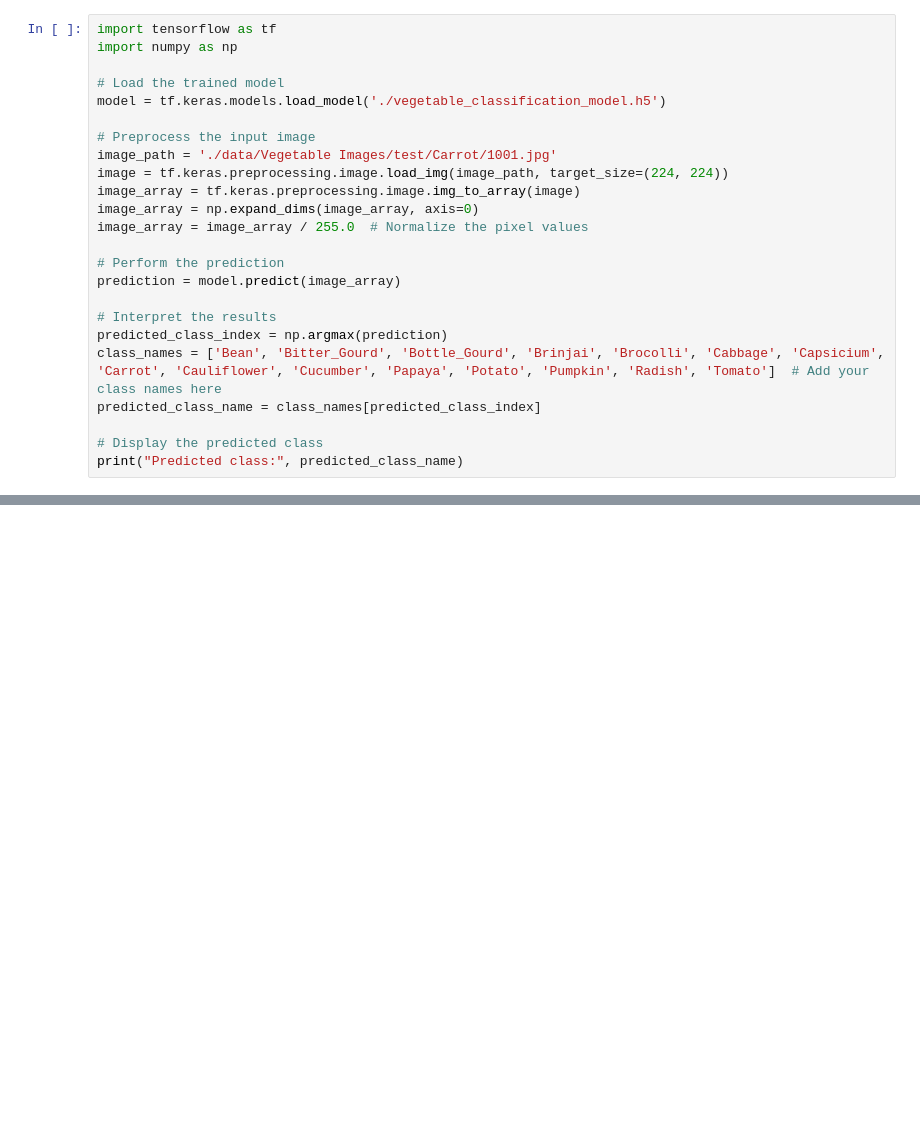
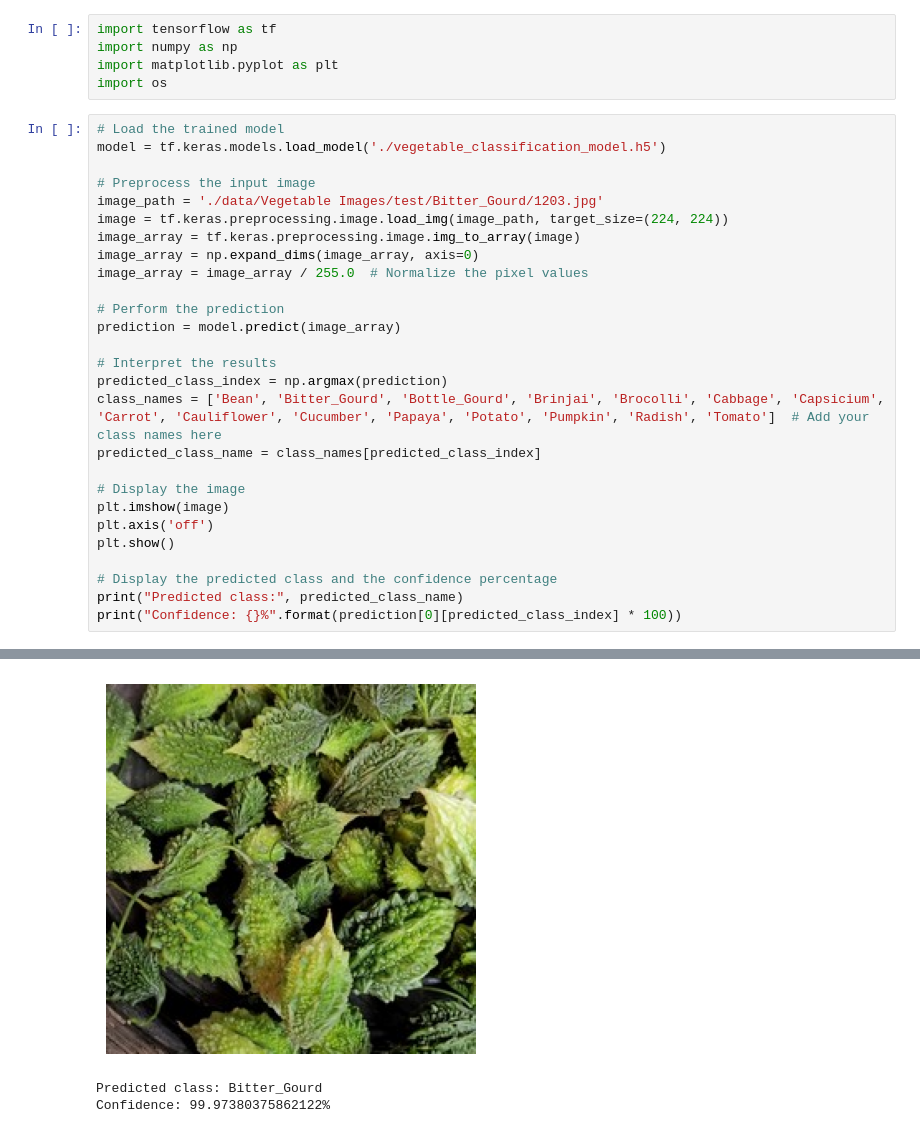
Before and after one commit to paterAi/C23-PS244-ML, a Jupyter notebook: predict.ipynb, the cells around one changed output, grey strips where cells are left out. Cells and saved outputs as stored; diff of their text form; blank space fills up the shorter version.

```diff
--- a/predict.ipynb
+++ b/predict.ipynb
@@ -1,12 +1,14 @@
+# %%
+import tensorflow as tf
+import numpy as np
+import matplotlib.pyplot as plt
+import os
 # %%
-import tensorflow as tf
-import numpy as np
-
 # Load the trained model
 model = tf.keras.models.load_model('./vegetable_classification_model.h5')
 
 # Preprocess the input image
-image_path = './data/Vegetable Images/test/Carrot/1001.jpg'
+image_path = './data/Vegetable Images/test/Bitter_Gourd/1203.jpg'
 image = tf.keras.preprocessing.image.load_img(image_path, target_size=(224, 224))
 image_array = tf.keras.preprocessing.image.img_to_array(image)
 image_array = np.expand_dims(image_array, axis=0)
@@ -20,6 +22,12 @@ predicted_class_index = np.argmax(prediction)
 class_names = ['Bean', 'Bitter_Gourd', 'Bottle_Gourd', 'Brinjai', 'Brocolli', 'Cabbage', 'Capsicium', 'Carrot', 'Cauliflower', 'Cucumber', 'Papaya', 'Potato', 'Pumpkin', 'Radish', 'Tomato']  # Add your class names here
 predicted_class_name = class_names[predicted_class_index]
 
-# Display the predicted class
+# Display the image
+plt.imshow(image)
+plt.axis('off')
+plt.show()
+
+# Display the predicted class and the confidence percentage
 print("Predicted class:", predicted_class_name)
+print("Confidence: {}%".format(prediction[0][predicted_class_index] * 100))
 # %% [output]
@@ -27,0 +35,3 @@ Predicted class: Carrot
+[figure, added]
+Predicted class: Bitter_Gourd
+Confidence: 99.97380375862122%
```
Also changed, not shown: parts of 4 cells of this notebook, 10 other files.
